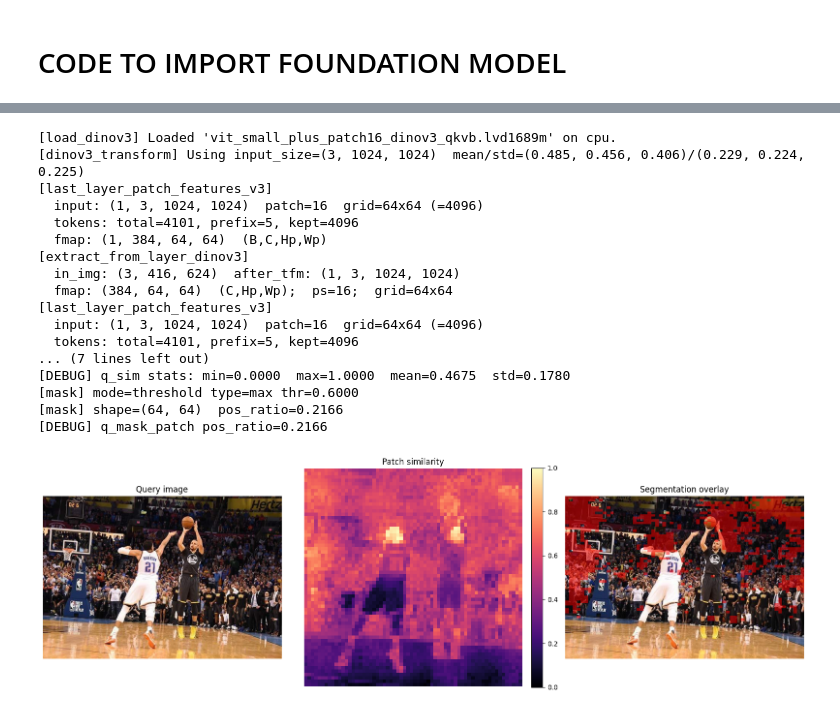
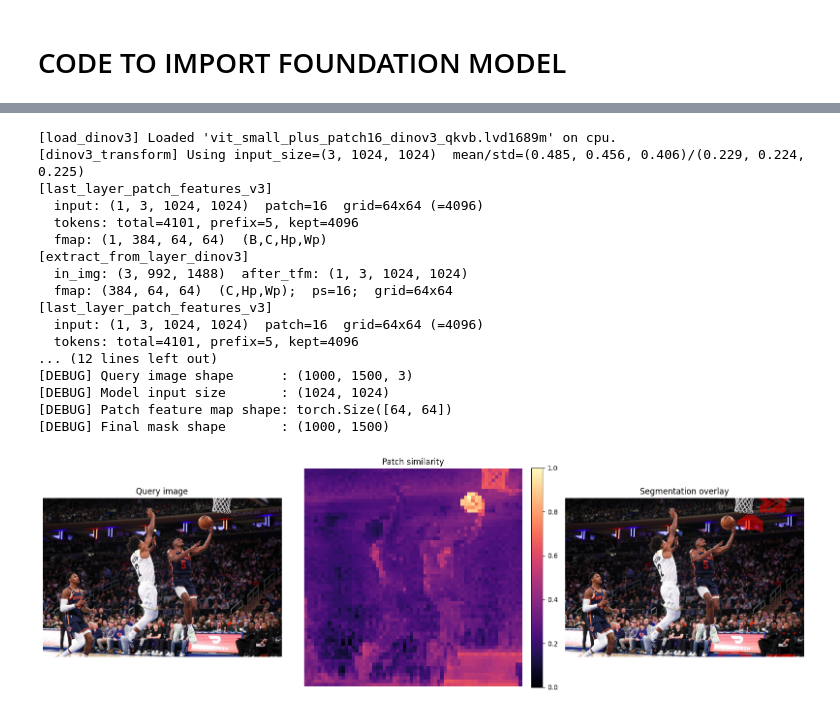
Before and after one commit to plana93/ARGO_Vision_CODEMOTION_2025, a Jupyter notebook: notebooks/training_free_detection.ipynb, the cells around one changed output, grey strips where cells are left out. Drawn from its saved outputs; the diff is of its cells as text; code cells hidden in the pictures.

```diff
--- a/notebooks/training_free_detection.ipynb
+++ b/notebooks/training_free_detection.ipynb
@@ -924,8 +496,8 @@ def sanity_check_pair(
 # =========================
 
 # Paths (set these to your files)
-QUERY_IMAGE_PATH   = Path("/content/downloads/img_0002.jpg")
-SUPPORT_IMAGE_PATH = Path("/content/downloads/img_0001.png")
+QUERY_IMAGE_PATH   = Path("/content/downloads/img_0003.jpg")
+SUPPORT_IMAGE_PATH = Path("/content/downloads/img_0004.jpg")
 # Optional: binary mask (PNG/JPG) for the support object (same space as SUPPORT_IMAGE_PATH)
 SUPPORT_MASK_PATH  = None  # e.g., Path("/content/support_mask.png") or None
 
@@ -933,7 +505,7 @@ MODEL_DINOV3_VITSP = "vit_small_plus_patch16_dinov3_qkvb.lvd1689m"
 
 # DINOv3 backbone (C depends on the variant)
 MODEL_NAME = MODEL_DINOV3_VITSP  # ViT-L/16 → C=1024
-INPUT_SIZE = 1024                                         # common for LVD-1689M; set None for native
+INPUT_SIZE = 1024                                        # common for LVD-1689M; set None for native
 DEVICE     = torch.device("cuda" if torch.cuda.is_available() else "cpu")
 
 # Mask extraction hyper-parameters
@@ -1106,38 +678,53 @@ q_mask_patch = extract_mask(
 )
 print(f"[DEBUG] q_mask_patch pos_ratio={q_mask_patch.float().mean().item():.4f}")
 
+
+
+
+
 # 8) Upsample mask to image resolution (for visualization)
 q_mask_img = upsample_to_image(q_mask_patch, target_hw=(q_np.shape[0], q_np.shape[1])).cpu().numpy()
+
+
+img_tfm = transform(q_chw)   # tensor pre-processato
+print("[DEBUG] Input to model shape:", img_tfm.shape)  # (3, Ht, Wt)
+Ht, Wt = img_tfm.shape[-2:]             # size seen by the model
+H_orig, W_orig = q_np.shape[:2]         # original image size
+print(f"[DEBUG] Query image shape      : {q_np.shape}")
+print(f"[DEBUG] Model input size       : {Ht, Wt}")
+print(f"[DEBUG] Patch feature map shape: {q_fmap.shape[1:]}")
+print(f"[DEBUG] Final mask shape       : {q_mask_img.shape}")
+
 
 # 9) Visualize: query image, similarity heatmap, overlay
 fig, axs = plt.subplots(1, 3, figsize=(16, 6))
 axs[0].imshow(q_np); axs[0].set_title("Query image"); axs[0].axis("off")
 
 im1 = axs[1].imshow(q_sim.cpu().numpy(), cmap="magma")
 axs[1].set_title("Patch similarity"); axs[1].axis("off")
 fig.colorbar(im1, ax=axs[1], fraction=0.046, pad=0.04)
 
 overlay = overlay_mask_on_image(q_np, q_mask_img, alpha=0.5)
 axs[2].imshow(overlay); axs[2].set_title("Segmentation overlay"); axs[2].axis("off")
 
 plt.tight_layout()
 plt.show()
 # %% [output]
 [load_dinov3] Loaded 'vit_small_plus_patch16_dinov3_qkvb.lvd1689m' on cpu.
 [dinov3_transform] Using input_size=(3, 1024, 1024)  mean/std=(0.485, 0.456, 0.406)/(0.229, 0.224, 0.225)
 [last_layer_patch_features_v3]
   input: (1, 3, 1024, 1024)  patch=16  grid=64x64 (=4096)
   tokens: total=4101, prefix=5, kept=4096
   fmap: (1, 384, 64, 64)  (B,C,Hp,Wp)
 [extract_from_layer_dinov3]
-  in_img: (3, 416, 624)  after_tfm: (1, 3, 1024, 1024)
+  in_img: (3, 992, 1488)  after_tfm: (1, 3, 1024, 1024)
   fmap: (384, 64, 64)  (C,Hp,Wp);  ps=16;  grid=64x64
 [last_layer_patch_features_v3]
   input: (1, 3, 1024, 1024)  patch=16  grid=64x64 (=4096)
   tokens: total=4101, prefix=5, kept=4096
-... (7 lines left out)
-[DEBUG] q_sim stats: min=0.0000  max=1.0000  mean=0.4675  std=0.1780
-[mask] mode=threshold type=max thr=0.6000
-[mask] shape=(64, 64)  pos_ratio=0.2166
-[DEBUG] q_mask_patch pos_ratio=0.2166
+... (12 lines left out)
+[DEBUG] Query image shape      : (1000, 1500, 3)
+[DEBUG] Model input size       : (1024, 1024)
+[DEBUG] Patch feature map shape: torch.Size([64, 64])
+[DEBUG] Final mask shape       : (1000, 1500)
-[figure, old version]
+[figure, new version]
```
Also changed, not shown: parts of 12 cells of this notebook.
